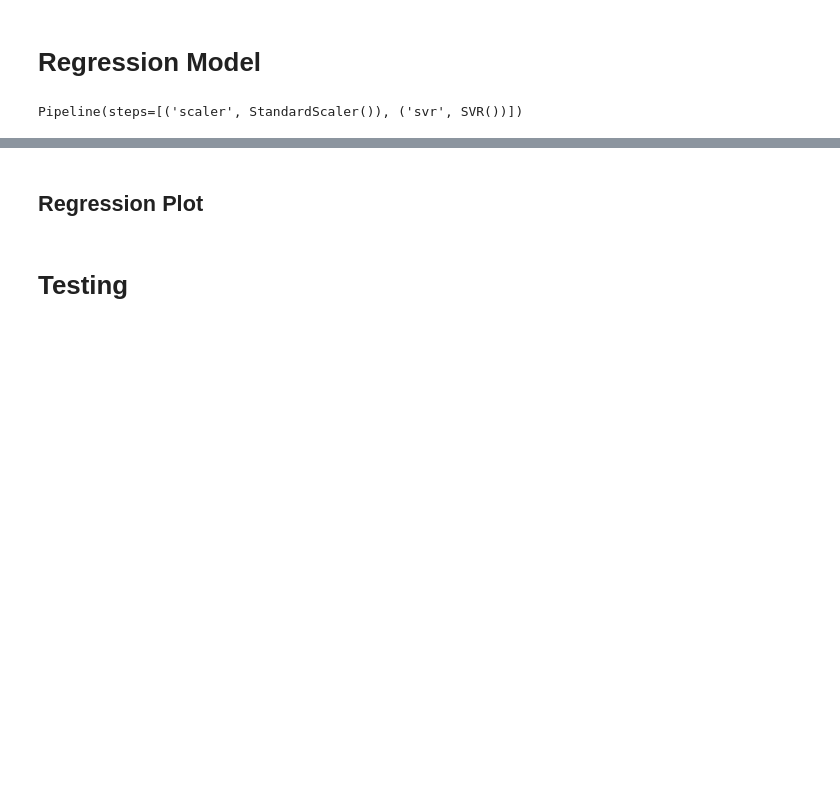
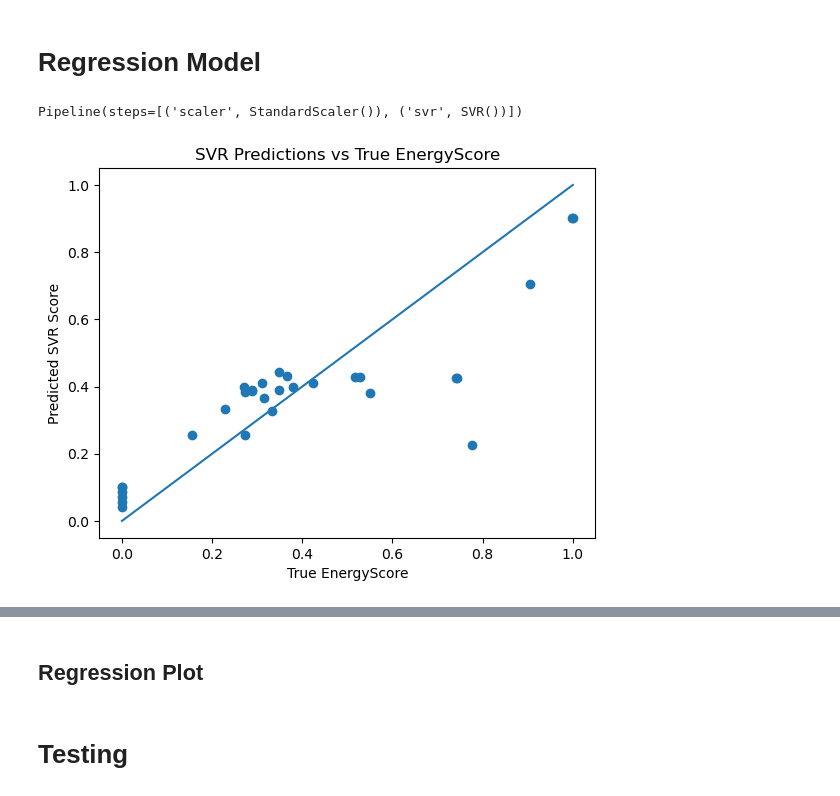
Before and after one commit to hasan-mansr/ML_Discovery_Metal-Organic_Adsorbents, a Jupyter notebook: Notebooks/2-Class-SVM.ipynb, the cells around one changed output, grey strips where cells are left out. Saved outputs shown, nothing was run; the diff lists cells and outputs as text; code cells hidden in the pictures; blank space fills up the shorter version.

```diff
--- a/Notebooks/2-Class-SVM.ipynb
+++ b/Notebooks/2-Class-SVM.ipynb
@@ -527,12 +527,12 @@ core_features = [
 df_svr = dfs["mixedMOFs"].copy()
 
 # Extract feature matrix
-X_svr = df[core_features].values
-y_svr = df["EnergyScore"]
+X_svr = df_svr[core_features].values
+y_svr = df_svr["EnergyScore"]
 # %%
 X_svr
 
-#X_svr = np.char.replace(X_svr.astype(str), ',', '').astype(float)
+X_svr = np.char.replace(X_svr.astype(str), ',', '').astype(float)
 # %%
 from sklearn.svm import SVR
 
@@ -549,6 +549,24 @@ scores = svr.predict(X_svr)
 
 df_results = df_svr.copy()
 df_results["svr_score"] = scores
+# %%
+# Scatter plot
+plt.figure()
+plt.scatter(df_results["EnergyScore"], df_results["svr_score"])
+
+# Labels
+plt.xlabel("True EnergyScore")
+plt.ylabel("Predicted SVR Score")
+plt.title("SVR Predictions vs True EnergyScore")
+
+# Optional: add y=x reference line
+min_val = min(df_results["EnergyScore"].min(), df_results["svr_score"].min())
+max_val = max(df_results["EnergyScore"].max(), df_results["svr_score"].max())
+plt.plot([min_val, max_val], [min_val, max_val])
+
+plt.show()
+# %% [output]
+[figure, added]
 # %%
 df_results
 # %% [output]
```
Also changed, not shown: parts of 2 cells of this notebook, 3 other files.
